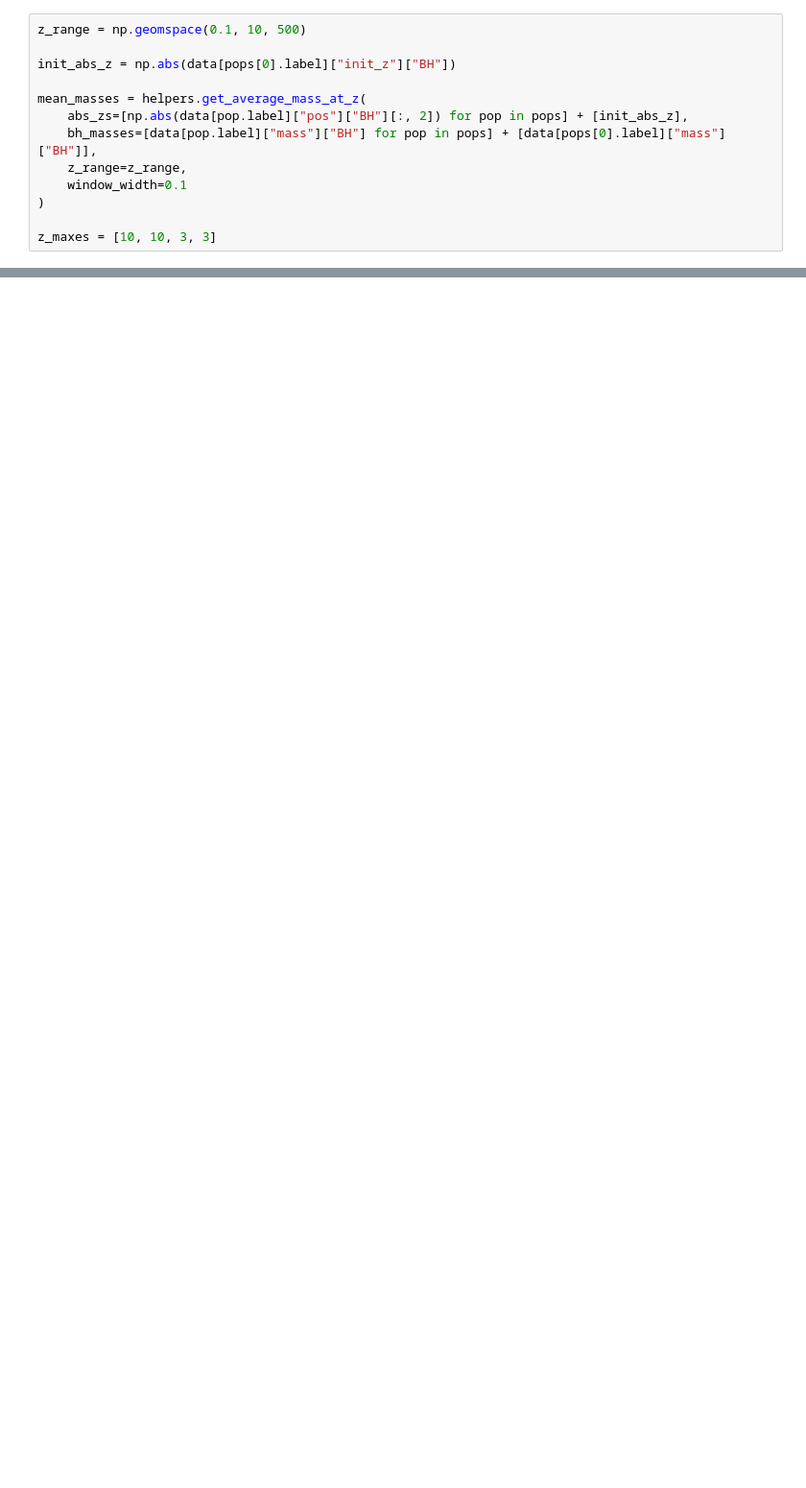
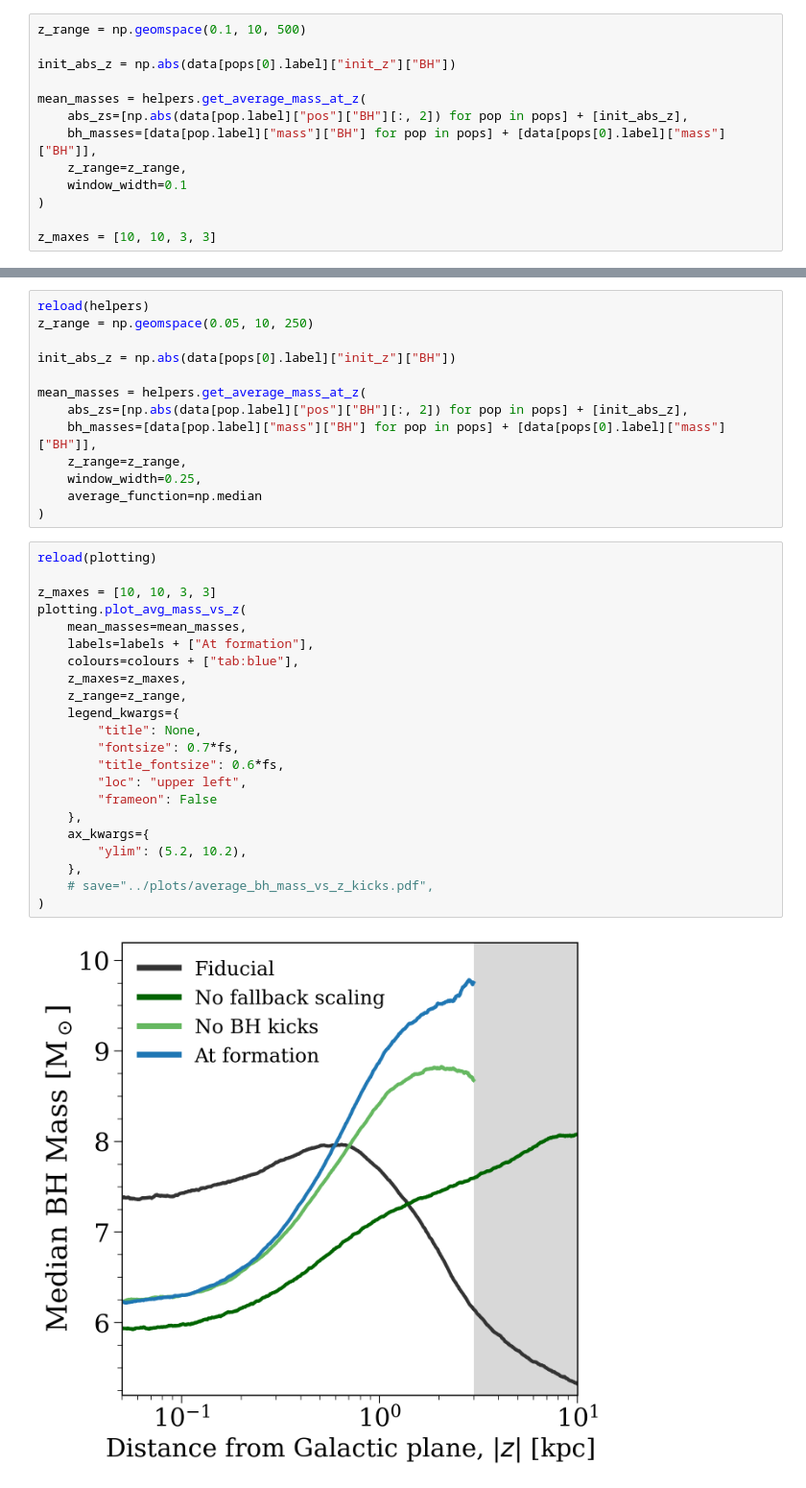
Before and after one commit to TomWagg/underworld, a Jupyter notebook: analysis/variations_kick.ipynb, the cells around one changed output, grey strips where cells are left out. Shown at 96% size. Cells and saved outputs as stored; diff of their text form; blank space fills up the shorter version.

Commit message:
better average BH plots

```diff
--- a/analysis/variations_kick.ipynb
+++ b/analysis/variations_kick.ipynb
@@ -168,0 +173,37 @@ plotting.plot_avg_mass_vs_z(
+# %%
+reload(helpers)
+z_range = np.geomspace(0.05, 10, 250)
+
+init_abs_z = np.abs(data[pops[0].label]["init_z"]["BH"])
+
+mean_masses = helpers.get_average_mass_at_z(
+    abs_zs=[np.abs(data[pop.label]["pos"]["BH"][:, 2]) for pop in pops] + [init_abs_z],
+    bh_masses=[data[pop.label]["mass"]["BH"] for pop in pops] + [data[pops[0].label]["mass"]["BH"]],
+    z_range=z_range,
+    window_width=0.25,
+    average_function=np.median
+)
+# %%
+reload(plotting)
+
+z_maxes = [10, 10, 3, 3]
+plotting.plot_avg_mass_vs_z(
+    mean_masses=mean_masses,
+    labels=labels + ["At formation"],
+    colours=colours + ["tab:blue"],
+    z_maxes=z_maxes,
+    z_range=z_range,
+    legend_kwargs={
+        "title": None,
+        "fontsize": 0.7*fs,
+        "title_fontsize": 0.6*fs,
+        "loc": "upper left",
+        "frameon": False
+    },
+    ax_kwargs={
+        "ylim": (5.2, 10.2),
+    },
+    # save="../plots/average_bh_mass_vs_z_kicks.pdf",
+)
+# %% [output]
+[figure, added]
```
Also changed, not shown: parts of 13 cells of this notebook, 7 other files.
